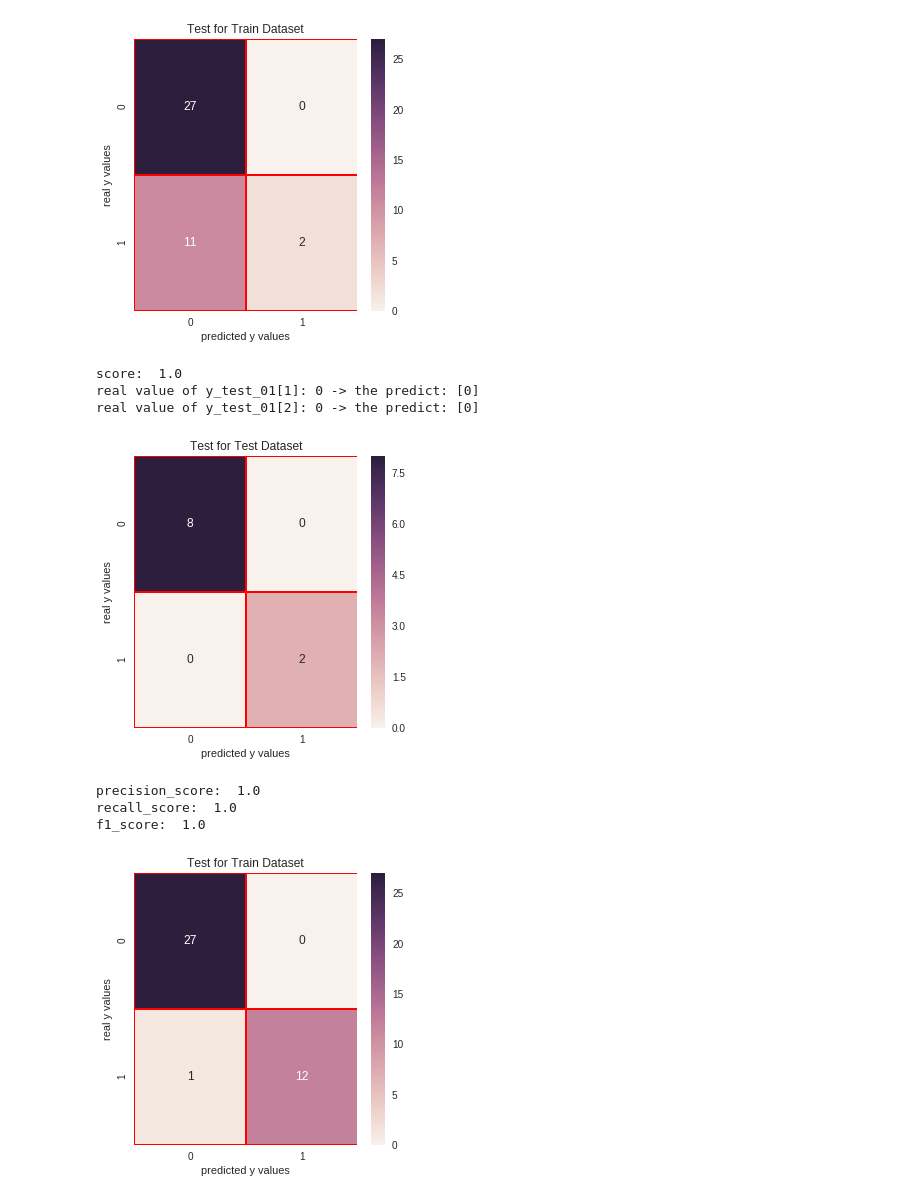
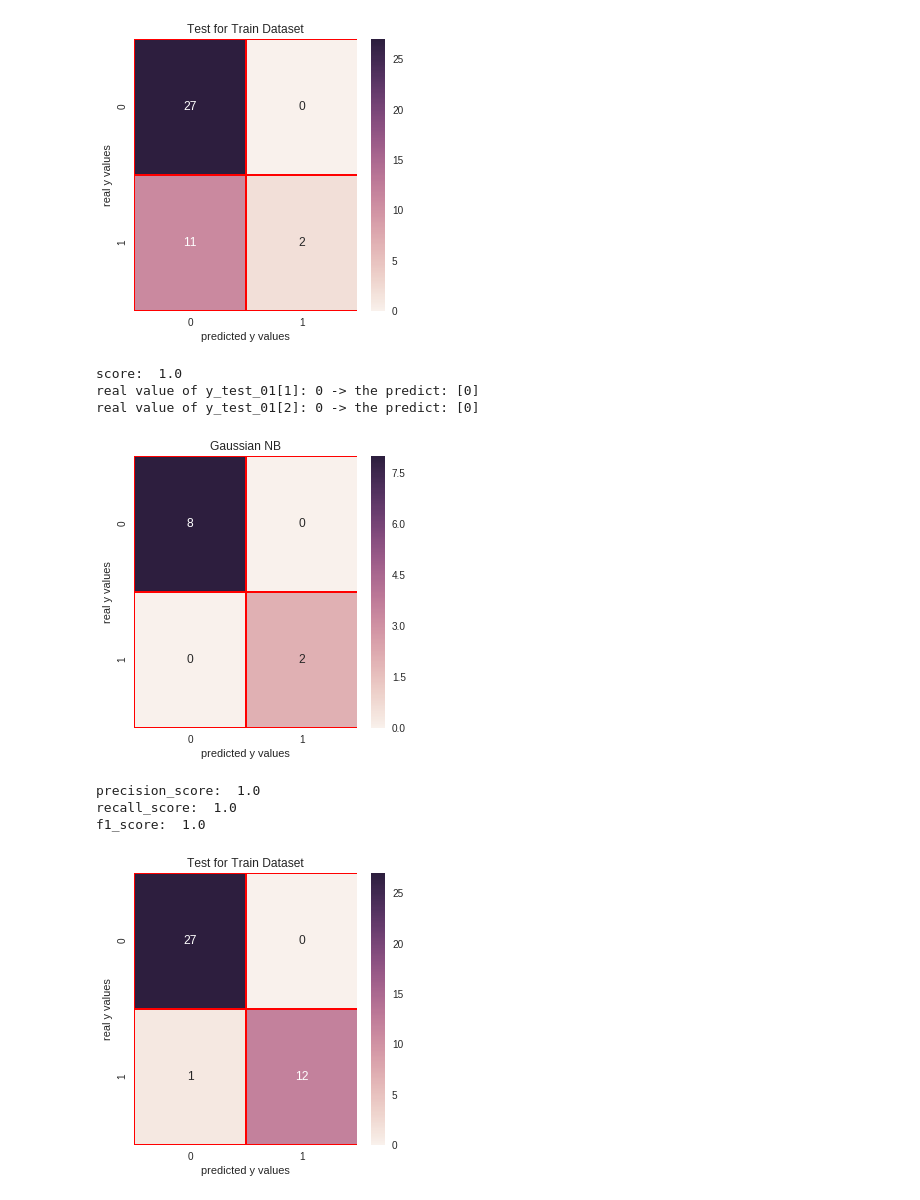
Before and after one commit to Anandharajan/DriverBehaviour, a Jupyter notebook: DriverBehaviour.ipynb, the cells around one changed output. Saved outputs shown, nothing was run; the diff lists cells and outputs as text; code cells hidden in the pictures.

```diff
--- a/DriverBehaviour.ipynb
+++ b/DriverBehaviour.ipynb
@@ -329,35 +329,35 @@ plt.show()
 from sklearn.naive_bayes import GaussianNB
 nb = GaussianNB()
 nb.fit(x_train,y_train_01)
 print("score: ", nb.score(x_test,y_test_01))
 print("real value of y_test_01[1]: " + str(y_test_01[1]) + " -> the predict: " + str(nb.predict(x_test.iloc[[1],:])))
 print("real value of y_test_01[2]: " + str(y_test_01[2]) + " -> the predict: " + str(nb.predict(x_test.iloc[[2],:])))
 
 # confusion matrix
 from sklearn.metrics import confusion_matrix
 cm_nb = confusion_matrix(y_test_01,nb.predict(x_test))
 # print("y_test_01 == 1 :" + str(len(y_test_01[y_test_01==1]))) # 29
 # cm visualization
 import seaborn as sns
 import matplotlib.pyplot as plt
 f, ax = plt.subplots(figsize =(5,5))
 sns.heatmap(cm_nb,annot = True,linewidths=0.5,linecolor="red",fmt = ".0f",ax=ax)
-plt.title("Test for Test Dataset")
+plt.title("Gaussian NB")
 plt.xlabel("predicted y values")
 plt.ylabel("real y values")
 plt.show()
 
 from sklearn.metrics import precision_score, recall_score
 print("precision_score: ", precision_score(y_test_01,nb.predict(x_test)))
 print("recall_score: ", recall_score(y_test_01,nb.predict(x_test)))
 
 from sklearn.metrics import f1_score
 print("f1_score: ",f1_score(y_test_01,nb.predict(x_test)))
 # %% [output]
 score:  1.0
 real value of y_test_01[1]: 0 -> the predict: [0]
 real value of y_test_01[2]: 0 -> the predict: [0]
-[figure, old version]
+[figure, new version]
 precision_score:  1.0
 recall_score:  1.0
 f1_score:  1.0
```
Also changed, not shown: parts of 5 cells of this notebook.
